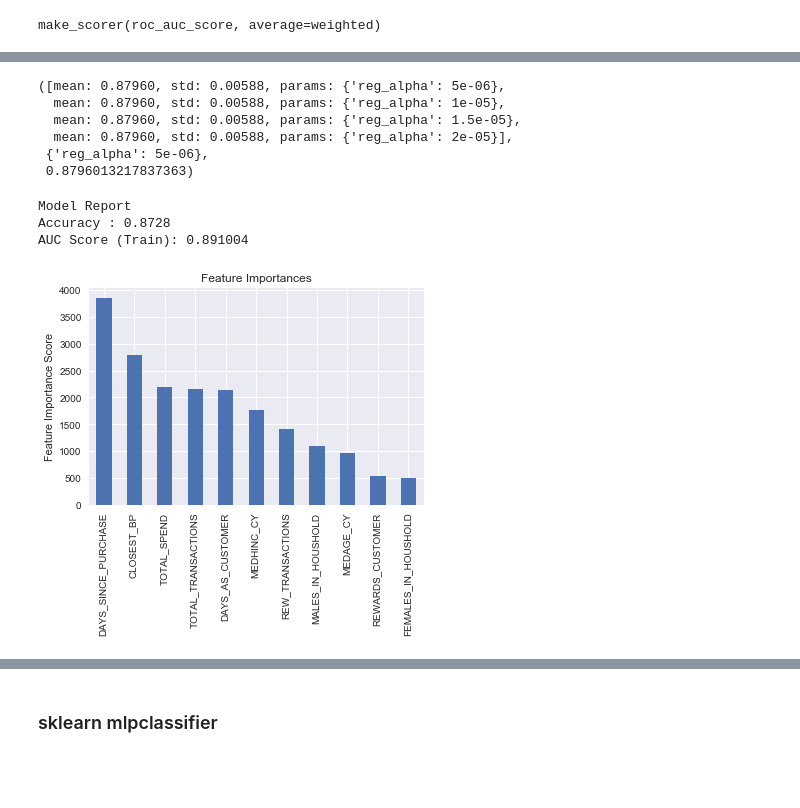
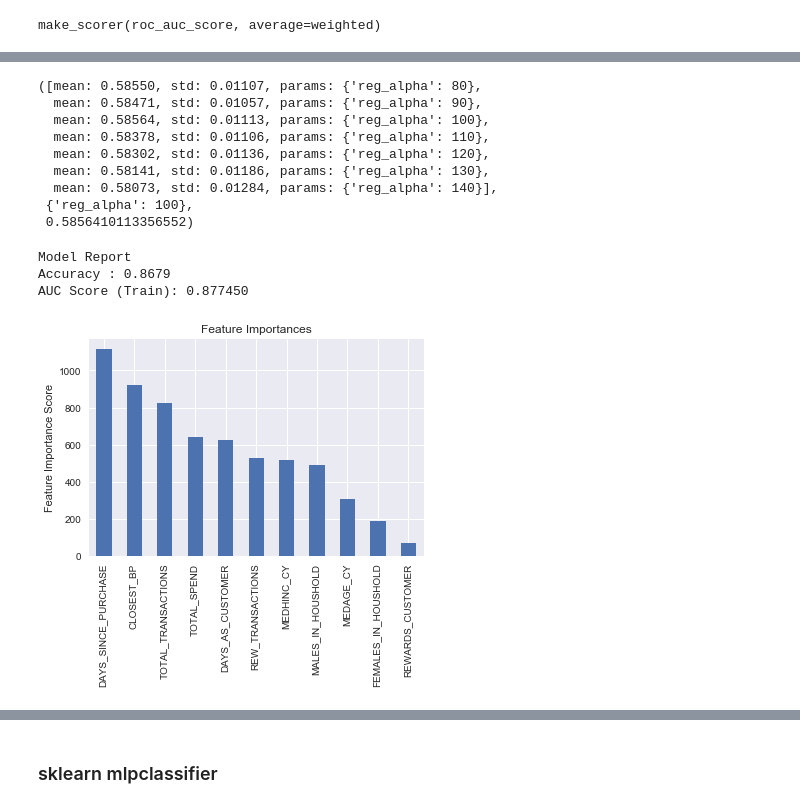
Before and after one commit to FloobtheGreat/IPy_Notebooks, a Jupyter notebook: Analyses/TabModeling.ipynb, the cells around one changed output, grey strips where cells are left out. Saved outputs shown, nothing was run; the diff lists cells and outputs as text; code cells hidden in the pictures; blank space fills up the shorter version.

Commit message:
Parameter tuning

```diff
--- a/Analyses/TabModeling.ipynb
+++ b/Analyses/TabModeling.ipynb
@@ -373,9 +377,9 @@ gsearch3.grid_scores_, gsearch3.best_params_, gsearch3.best_score_
 xgb2 = xgb.XGBClassifier(
     learning_rate = 0.07,
     n_estimators = 1000,
-    max_depth = 5,
-    min_child_weight = 3,
-    gamma = 0,
+    max_depth = 4,
+    min_child_weight = 4,
+    gamma = 0.4,
     subsample = 0.7,
     colsample_bytree = 0.7,
     objective = 'binary:logistic',
@@ -481,50 +497,53 @@ gsearch6.grid_scores_, gsearch6.best_params_, gsearch6.best_score_
 # %%
-#max_depth = 5
-#min_child_weight = 3
-#gamma = 0
-#subsample = 0.9
-#colsample_bytree = 0.95
-#reg_alpha = 1e-05
+#max_depth = 4
+#min_child_weight = 4
+#gamma = 0.4
+#subsample = 0.4
+#colsample_bytree = 0.5
+#reg_alpha = 100
 
 param_test7 = {
-    'reg_alpha':[0.0000001, 0.000005, 0.00001,]
+    'reg_alpha':[80, 90, 100, 110, 120, 130, 140]
 }
 
-gsearch7 = GridSearchCV(estimator = xgb.XGBClassifier( learning_rate =0.07, n_estimators=140, max_depth=5,
-     min_child_weight=3, gamma=0, subsample=0.9, colsample_bytree=0.95,
+gsearch7 = GridSearchCV(estimator = xgb.XGBClassifier( learning_rate =0.07, n_estimators=300, max_depth=4,
+     min_child_weight=4, gamma=0.4, subsample=0.4, colsample_bytree=0.5,
      objective= 'binary:logistic', scale_pos_weight=1, seed=27),
-     param_grid = param_test7, scoring = 'roc_auc', iid=False, cv=5)
+     param_grid = param_test7, scoring = 'f1', iid=False, cv=5)
 
 gsearch7.fit(train_X.values, train_y.values)
 
 gsearch7.grid_scores_, gsearch7.best_params_, gsearch7.best_score_
 # %% [output]
-([mean: 0.87960, std: 0.00588, params: {'reg_alpha': 5e-06},
-  mean: 0.87960, std: 0.00588, params: {'reg_alpha': 1e-05},
-  mean: 0.87960, std: 0.00588, params: {'reg_alpha': 1.5e-05},
-  mean: 0.87960, std: 0.00588, params: {'reg_alpha': 2e-05}],
- {'reg_alpha': 5e-06},
- 0.8796013217837363)
+([mean: 0.58550, std: 0.01107, params: {'reg_alpha': 80},
+  mean: 0.58471, std: 0.01057, params: {'reg_alpha': 90},
+  mean: 0.58564, std: 0.01113, params: {'reg_alpha': 100},
+  mean: 0.58378, std: 0.01106, params: {'reg_alpha': 110},
+  mean: 0.58302, std: 0.01136, params: {'reg_alpha': 120},
+  mean: 0.58141, std: 0.01186, params: {'reg_alpha': 130},
+  mean: 0.58073, std: 0.01284, params: {'reg_alpha': 140}],
+ {'reg_alpha': 100},
+ 0.5856410113356552)
 # %%
 xgb3 = xgb.XGBClassifier(
     learning_rate = 0.01,
     n_estimators = 1000,
-    max_depth = 5,
-    min_child_weight = 3,
-    gamma = 0,
-    subsample = 0.9,
-    colsample_bytree = 0.95,
+    max_depth = 4,
+    min_child_weight = 4,
+    gamma = 0.4,
+    subsample = 0.4,
+    colsample_bytree = 0.55,
     objective = 'binary:logistic',
     scale_pos_weight = 1,
-    reg_alpha=1e-05,
+    reg_alpha=100,
     seed = 27)
 
 modelfit(xgb3, train_X_std, train_y, collist)
 # %% [output]
 Model Report
-Accuracy : 0.8728
-AUC Score (Train): 0.891004
+Accuracy : 0.8679
+AUC Score (Train): 0.877450
-[figure, old version]
+[figure, new version]
 # %%
 tuned_model = xgb.XGBClassifier(learning_rate = 0.01,
                         n_estimators = 1000,
```
Also changed, not shown: parts of 9 cells of this notebook.
